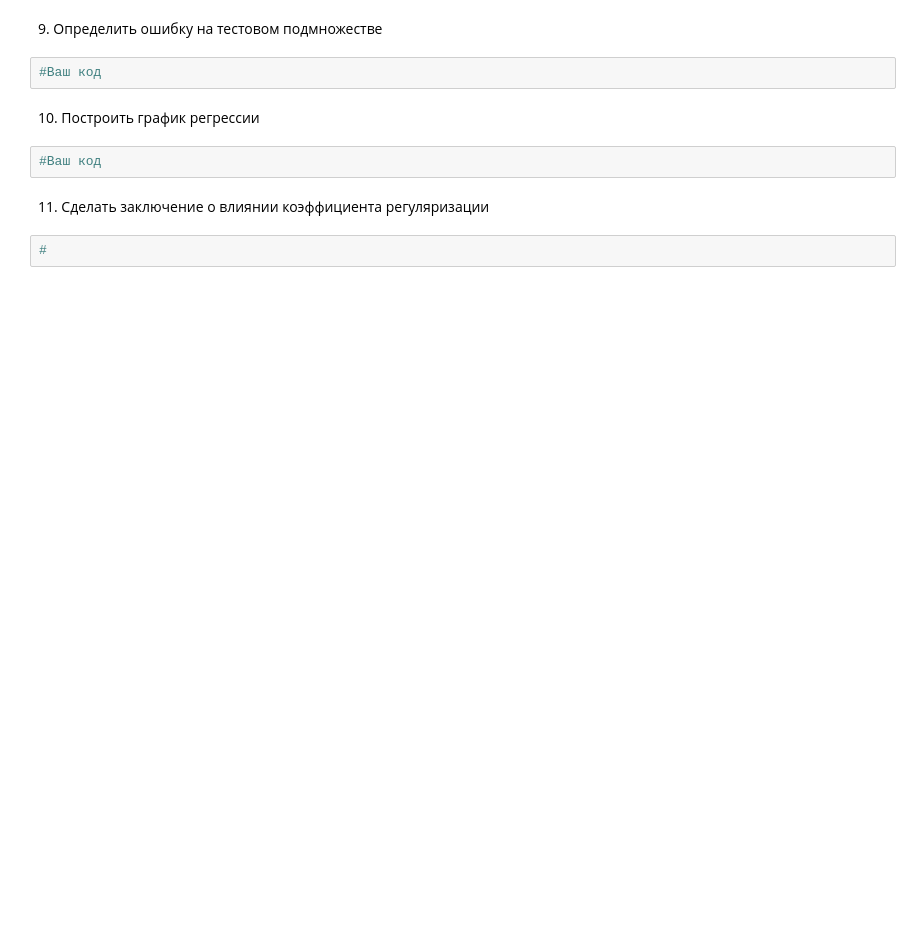
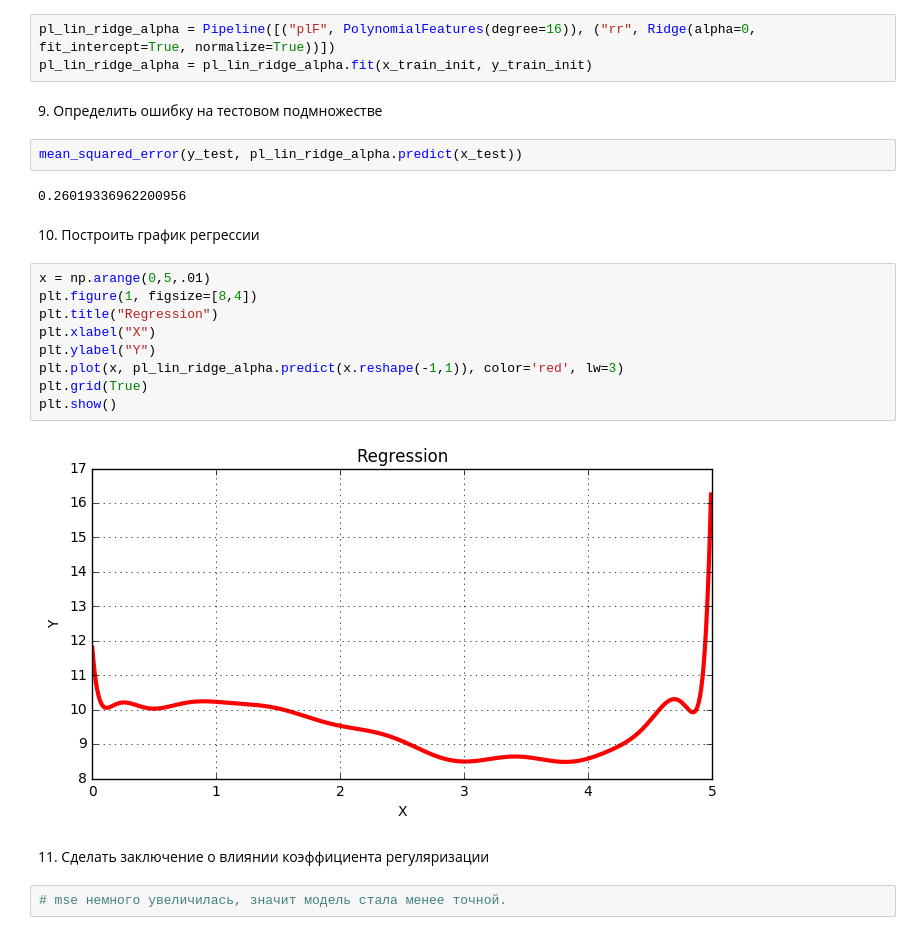
Before and after one commit to Sinopsys/IDAHSE-2017, a Jupyter notebook: Assignment_2/Assignment_2.ipynb, the cells around one changed output. Drawn from its saved outputs; the diff is of its cells as text; blank space fills up the shorter version.

```diff
--- a/Assignment_2/Assignment_2.ipynb
+++ b/Assignment_2/Assignment_2.ipynb
@@ -428,12 +474,26 @@ alphas = np.append([0.0], np.logspace(-8, 1, 20, base=10))
+# %%
+pl_lin_ridge_alpha = Pipeline([("plF", PolynomialFeatures(degree=16)), ("rr", Ridge(alpha=0, fit_intercept=True, normalize=True))])
+pl_lin_ridge_alpha = pl_lin_ridge_alpha.fit(x_train_init, y_train_init)
 # %% [markdown]
 <p>9. Определить ошибку на тестовом подмножестве</p>
-# %%
-#Ваш код
+# %%
+mean_squared_error(y_test, pl_lin_ridge_alpha.predict(x_test))
+# %% [output]
+0.26019336962200956
 # %% [markdown]
 <p>10. Построить график регрессии</p>
-# %%
-#Ваш код
+# %%
+x = np.arange(0,5,.01)
+plt.figure(1, figsize=[8,4])
+plt.title("Regression")
+plt.xlabel("X")
+plt.ylabel("Y")
+plt.plot(x, pl_lin_ridge_alpha.predict(x.reshape(-1,1)), color='red', lw=3)
+plt.grid(True)
+plt.show()
+# %% [output]
+[figure, added]
 # %% [markdown]
 <p>11. Сделать заключение о влиянии коэффициента регуляризации</p>
-# %%
-#
+# %%
+# mse немного увеличилась, значит модель стала менее точной.
```
Also changed, not shown: parts of 10 cells of this notebook.
